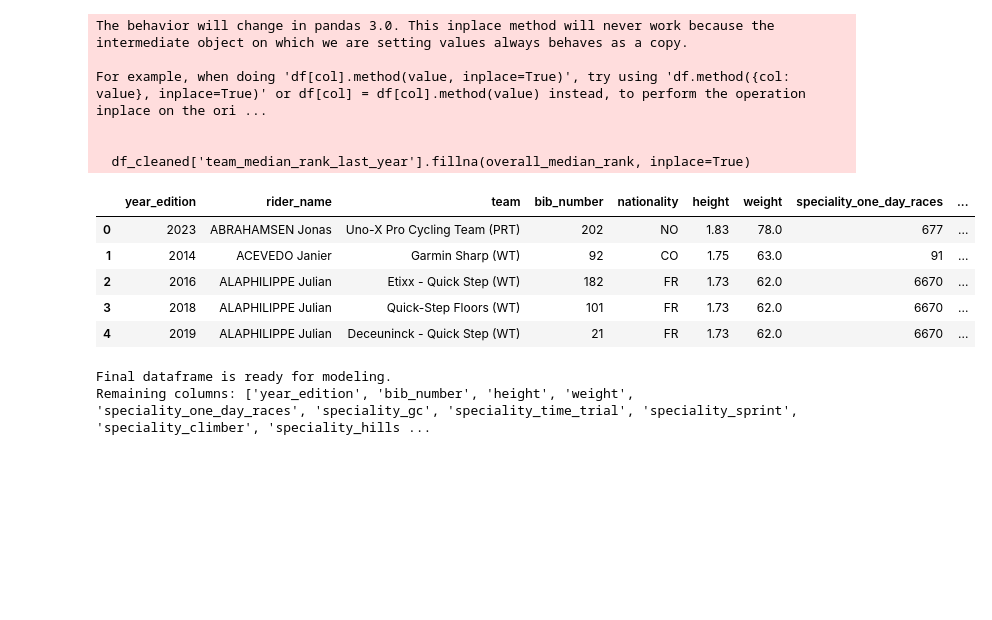
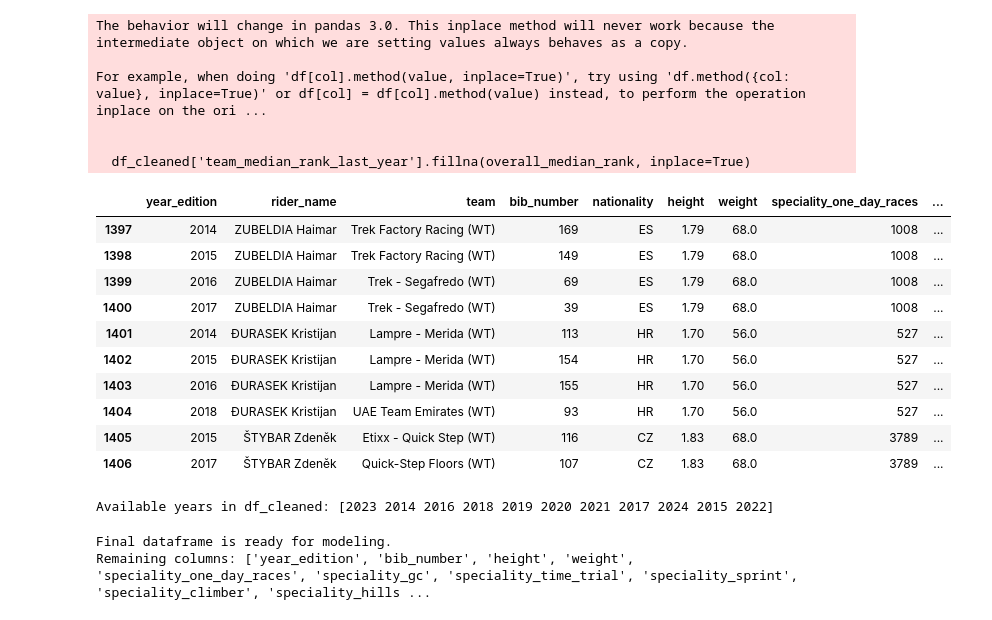
Before and after one commit to Jul-9579/tour-de-france-project, a Jupyter notebook: notebooks/ML_TDF_participants_added_features.ipynb, the cells around one changed output. Drawn from its saved outputs; the diff is of its cells as text; code cells hidden in the pictures; blank space fills up the shorter version.

```diff
--- a/notebooks/ML_TDF_participants_added_features.ipynb
+++ b/notebooks/ML_TDF_participants_added_features.ipynb
@@ -124,14 +131,24 @@ For example, when doing 'df[col].method(value, inplace=True)', try using 'df.met
 
   df_cleaned['team_median_rank_last_year'].fillna(overall_median_rank, inplace=True)
 # %%
-df_cleaned.head()
+df_cleaned.tail(10)
 # %% [output]
 |  | year_edition | rider_name | team | bib_number | nationality | height | weight | speciality_one_day_races | ... |
-| 0 | 2023 | ABRAHAMSEN Jonas | Uno-X Pro Cycling Team (PRT) | 202 | NO | 1.83 | 78.0 | 677 | ... |
-| 1 | 2014 | ACEVEDO Janier | Garmin Sharp (WT) | 92 | CO | 1.75 | 63.0 | 91 | ... |
-| 2 | 2016 | ALAPHILIPPE Julian | Etixx - Quick Step (WT) | 182 | FR | 1.73 | 62.0 | 6670 | ... |
-| 3 | 2018 | ALAPHILIPPE Julian | Quick-Step Floors (WT) | 101 | FR | 1.73 | 62.0 | 6670 | ... |
-| 4 | 2019 | ALAPHILIPPE Julian | Deceuninck - Quick Step (WT) | 21 | FR | 1.73 | 62.0 | 6670 | ... |
+| 1397 | 2014 | ZUBELDIA Haimar | Trek Factory Racing (WT) | 169 | ES | 1.79 | 68.0 | 1008 | ... |
+| 1398 | 2015 | ZUBELDIA Haimar | Trek Factory Racing (WT) | 149 | ES | 1.79 | 68.0 | 1008 | ... |
+| 1399 | 2016 | ZUBELDIA Haimar | Trek - Segafredo (WT) | 69 | ES | 1.79 | 68.0 | 1008 | ... |
+| 1400 | 2017 | ZUBELDIA Haimar | Trek - Segafredo (WT) | 39 | ES | 1.79 | 68.0 | 1008 | ... |
+| 1401 | 2014 | ĐURASEK Kristijan | Lampre - Merida (WT) | 113 | HR | 1.70 | 56.0 | 527 | ... |
+| 1402 | 2015 | ĐURASEK Kristijan | Lampre - Merida (WT) | 154 | HR | 1.70 | 56.0 | 527 | ... |
+| 1403 | 2016 | ĐURASEK Kristijan | Lampre - Merida (WT) | 155 | HR | 1.70 | 56.0 | 527 | ... |
+| 1404 | 2018 | ĐURASEK Kristijan | UAE Team Emirates (WT) | 93 | HR | 1.70 | 56.0 | 527 | ... |
+| 1405 | 2015 | ŠTYBAR Zdeněk | Etixx - Quick Step (WT) | 116 | CZ | 1.83 | 68.0 | 3789 | ... |
+| 1406 | 2017 | ŠTYBAR Zdeněk | Quick-Step Floors (WT) | 107 | CZ | 1.83 | 68.0 | 3789 | ... |
+# %%
+# Show unique years available in df_cleaned
+print("Available years in df_cleaned:", df_cleaned['year_edition'].unique())
+# %% [output]
+Available years in df_cleaned: [2023 2014 2016 2018 2019 2020 2021 2017 2024 2015 2022]
 # %%
 # Group nationalities into top countries and regions + dropping non-numeric identifiers
 import numpy as np
```
Also changed, not shown: parts of 9 cells of this notebook, 1 other file.
